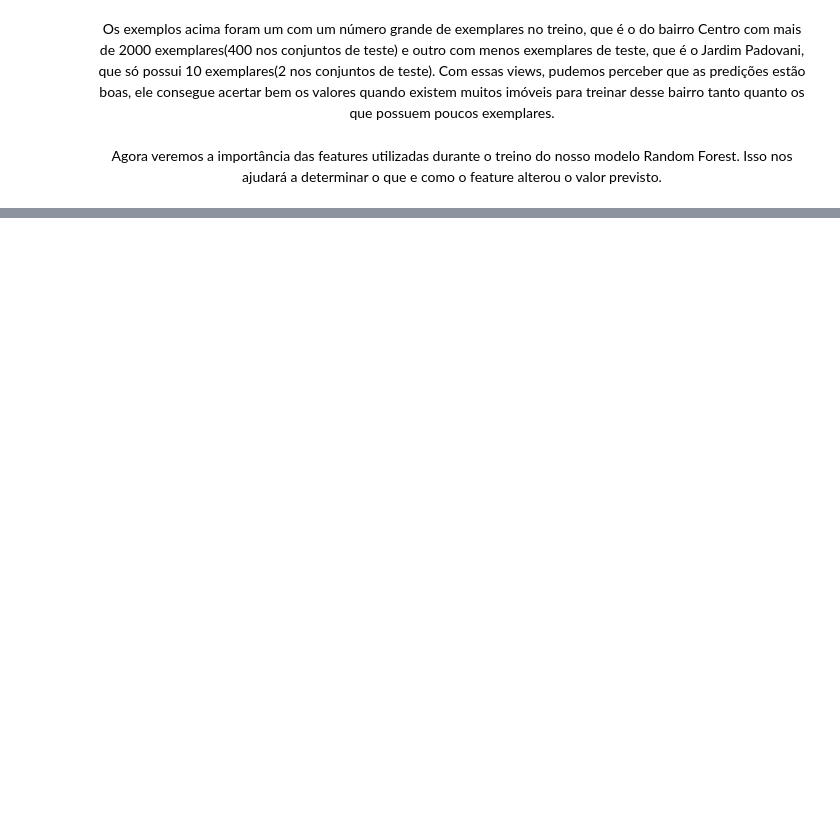
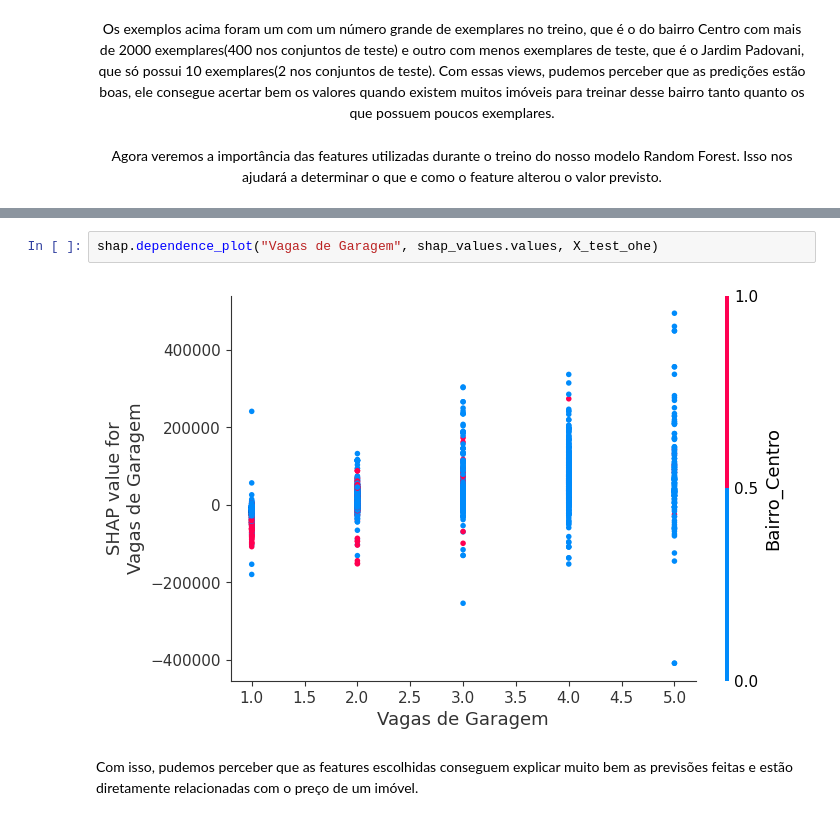
Before and after one commit to ZaniAndrei/Real-Estate-Price-Prediction-in-Londrina, a Jupyter notebook: modelTraining.ipynb, the cells around one changed output, grey strips where cells are left out. Drawn from its saved outputs; the diff is of its cells as text; blank space fills up the shorter version.

```diff
--- a/modelTraining.ipynb
+++ b/modelTraining.ipynb
@@ -345,0 +376,6 @@ shap.dependence_plot("Numero de Banheiros", shap_values.values, X_test_ohe)
+# %%
+shap.dependence_plot("Vagas de Garagem", shap_values.values, X_test_ohe)
+# %% [output]
+[figure, added]
+# %% [markdown]
+<p>Com isso, pudemos perceber que as features escolhidas conseguem explicar muito bem as previsões feitas e estão diretamente relacionadas com o preço de um imóvel.</p>
```
Also changed, not shown: parts of 20 cells of this notebook, 1 other file.
